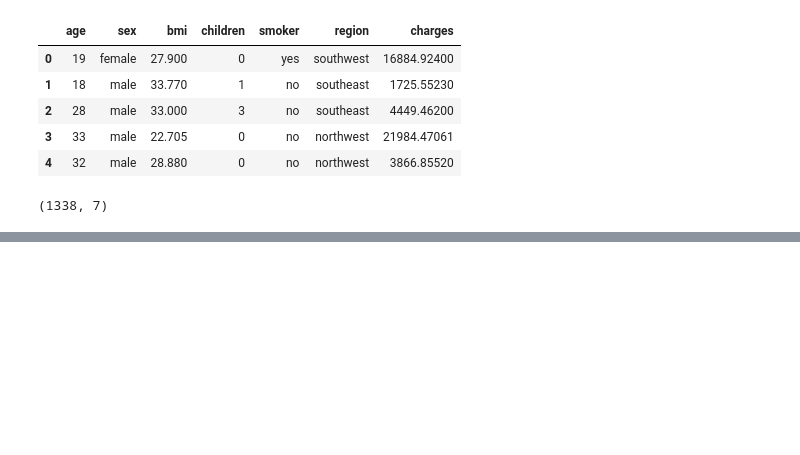
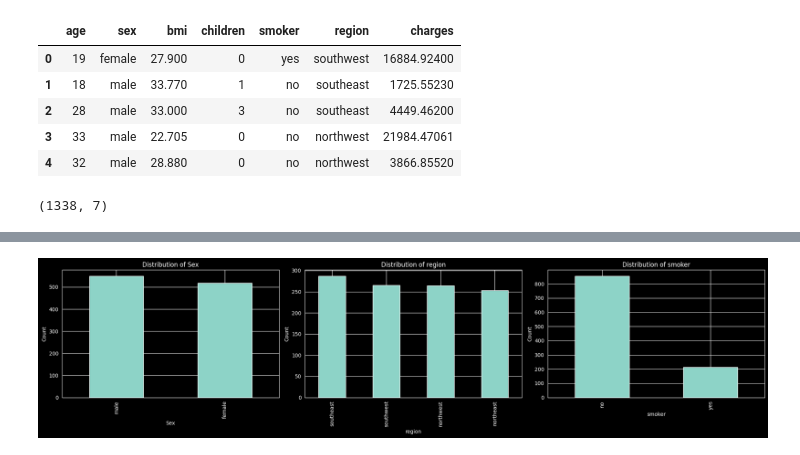
Before and after one commit to Rubeennn/ml-tabular-project, a Jupyter notebook: notebooks/exploration.ipynb, the cells around one changed output, grey strips where cells are left out. Drawn from its saved outputs; the diff is of its cells as text; code cells hidden in the pictures; blank space fills up the shorter version.

```diff
--- a/notebooks/exploration.ipynb
+++ b/notebooks/exploration.ipynb
@@ -18,0 +139,22 @@ df.shape
+# %%
+fig, axes = plt.subplots(1, 3, figsize=(20, 5))
+
+X_train['sex'].value_counts().plot(kind='bar', ax=axes[0])
+axes[0].set_xlabel("Sex")
+axes[0].set_ylabel("Count")
+axes[0].set_title("Distribution of Sex")
+
+X_train['region'].value_counts().plot(kind='bar', ax=axes[1])
+axes[1].set_xlabel("region")
+axes[1].set_ylabel("Count")
+axes[1].set_title("Distribution of region")
+
+X_train['smoker'].value_counts().plot(kind='bar', ax=axes[2])
+axes[2].set_xlabel("smoker")
+axes[2].set_ylabel("Count")
+axes[2].set_title("Distribution of smoker")
+
+plt.tight_layout()
+plt.show()
+# %% [output]
+[figure, added]
```
Also changed, not shown: parts of 24 cells of this notebook.
